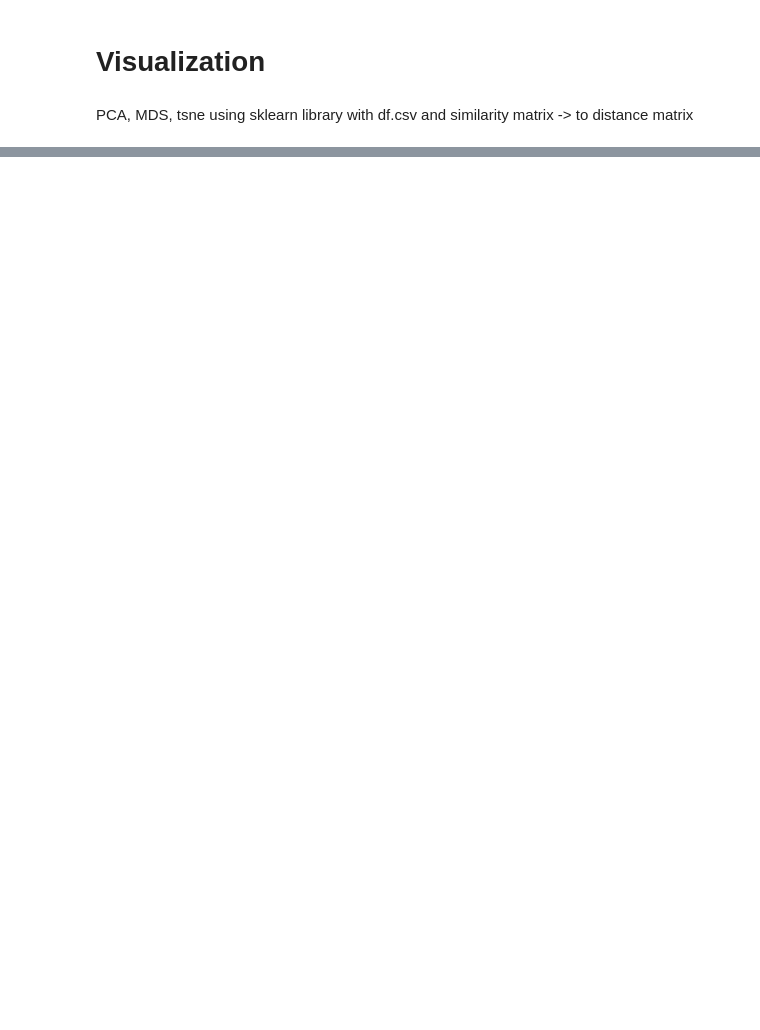
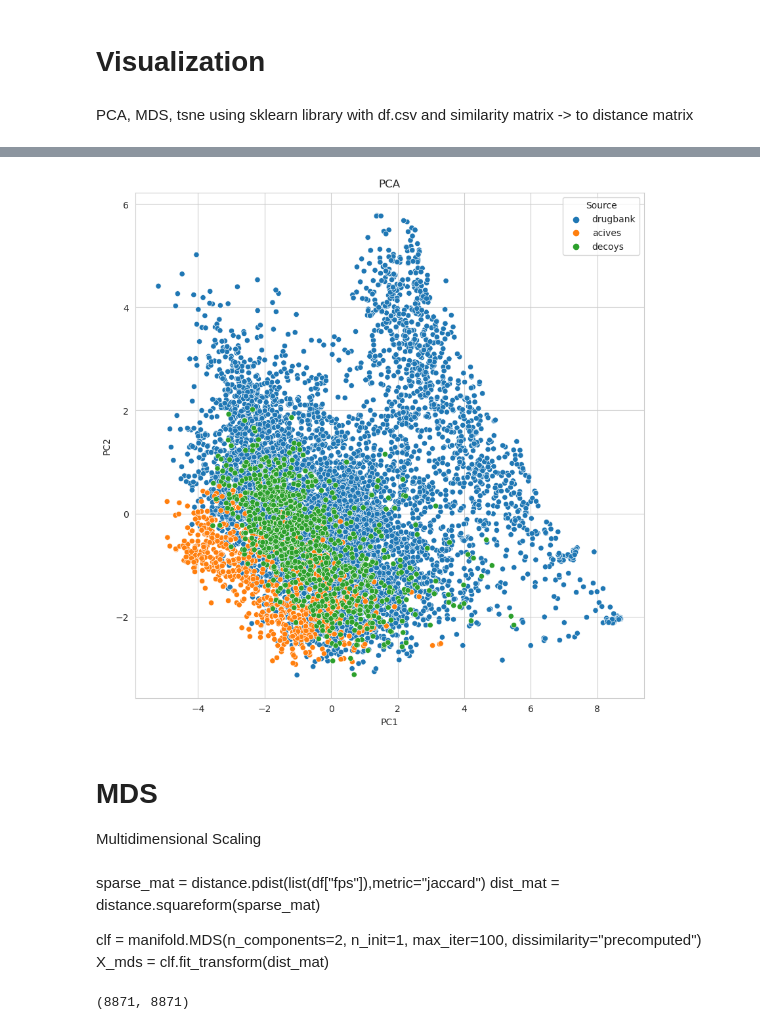
Before and after one commit to lich-uct/cdd2023, a Jupyter notebook: fulopj/jp_ntb/cdd_10_visualisation.ipynb, the cells around one changed output, grey strips where cells are left out. Cells and saved outputs as stored; diff of their text form; code cells hidden in the pictures; blank space fills up the shorter version.

```diff
--- a/fulopj/jp_ntb/cdd_10_visualisation.ipynb
+++ b/fulopj/jp_ntb/cdd_10_visualisation.ipynb
@@ -90,0 +100,28 @@ plt.show()
+# %%
+# we will use PCA for dimensionality reduction on distance matrix
+pca = decomposition.PCA(n_components=2)
+pca.fit(dist_matrix)
+pca_data = pca.transform(dist_matrix)
+pca_data = pd.DataFrame(pca_data)
+pca_data.columns = ['PC1', 'PC2']
+pca_data['Source'] = df['Source']
+# %%
+# plot first two components
+fig, ax = plt.subplots(1, 1, figsize=(10, 10))
+sns.set_style("whitegrid")
+sns.scatterplot(x='PC1', y='PC2', hue='Source', data=pca_data)
+ax.title.set_text('PCA')
+plt.show()
+# %% [output]
+[figure, added]
+# %% [markdown]
+# MDS
+Multidimensional Scaling
+# %% [markdown]
+
+
+sparse_mat = distance.pdist(list(df["fps"]),metric="jaccard")
+dist_mat = distance.squareform(sparse_mat)
+
+clf = manifold.MDS(n_components=2, n_init=1, max_iter=100, dissimilarity="precomputed")
+X_mds = clf.fit_transform(dist_mat)
@@ -90,0 +131,4 @@ plt.show()
+# %%
+dist_matrix.shape
+# %% [output]
+(8871, 8871)
```
Also changed, not shown: parts of 11 cells of this notebook, 1 other file.
